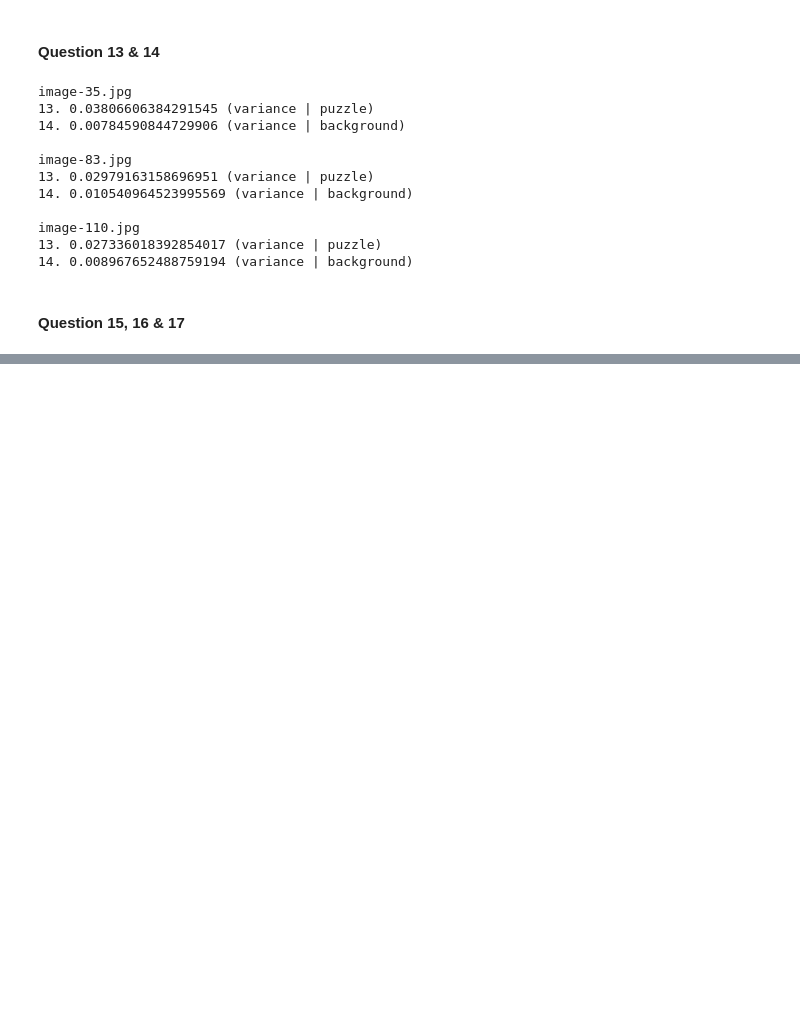
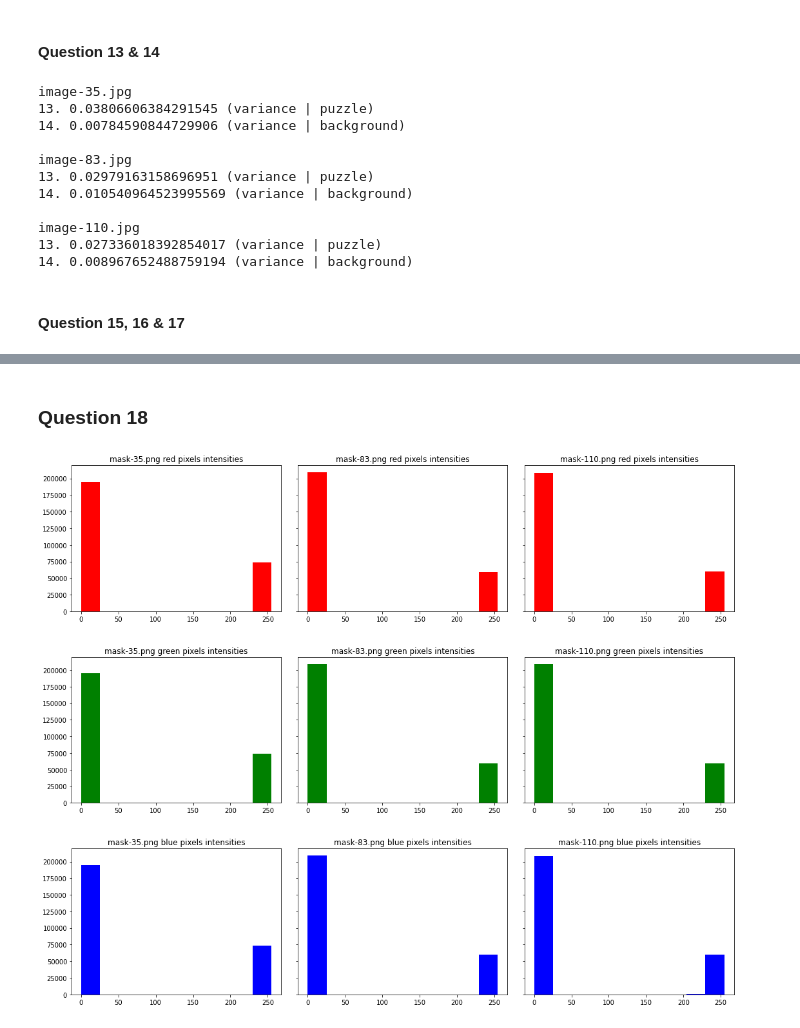
Before and after one commit to mamello-justice/computer-vision, a Jupyter notebook: work/Lab1.ipynb, the cells around one changed output, grey strips where cells are left out. Saved outputs shown, nothing was run; the diff lists cells and outputs as text; code cells hidden in the pictures; blank space fills up the shorter version.

```diff
--- a/work/Lab1.ipynb
+++ b/work/Lab1.ipynb
@@ -291,0 +291,26 @@ image-110.jpg
+# %% [markdown]
+### Question 18
+# %%
+fig, axes = plt.subplots(3, num_masks, sharey=True)
+
+fig.set_figwidth(5 * num_masks)
+fig.set_figheight(12)
+fig.tight_layout(h_pad=5)
+
+for mask_name, i in zip(masks, range(num_masks)):
+    with PIL.Image.open(f"./assets/{mask_name}") as mask:
+        mask_arr = np.asarray(mask)
+
+        red_pixels = mask_arr[:,:,0].flatten()
+        axes[0, i].hist(red_pixels, facecolor="r")
+        axes[0, i].set_title(mask_name+" red pixels intensities")
+
+        green_pixels = mask_arr[:,:,1].flatten()
+        axes[1, i].hist(green_pixels, facecolor="g")
+        axes[1, i].set_title(mask_name+" green pixels intensities")
+
+        blue_pixels = mask_arr[:,:,2].flatten()
+        axes[2, i].hist(blue_pixels, facecolor="b")
+        axes[2, i].set_title(mask_name+" blue pixels intensities")
+# %% [output]
+[figure, added]
```
Also changed, not shown: parts of 17 cells of this notebook.
